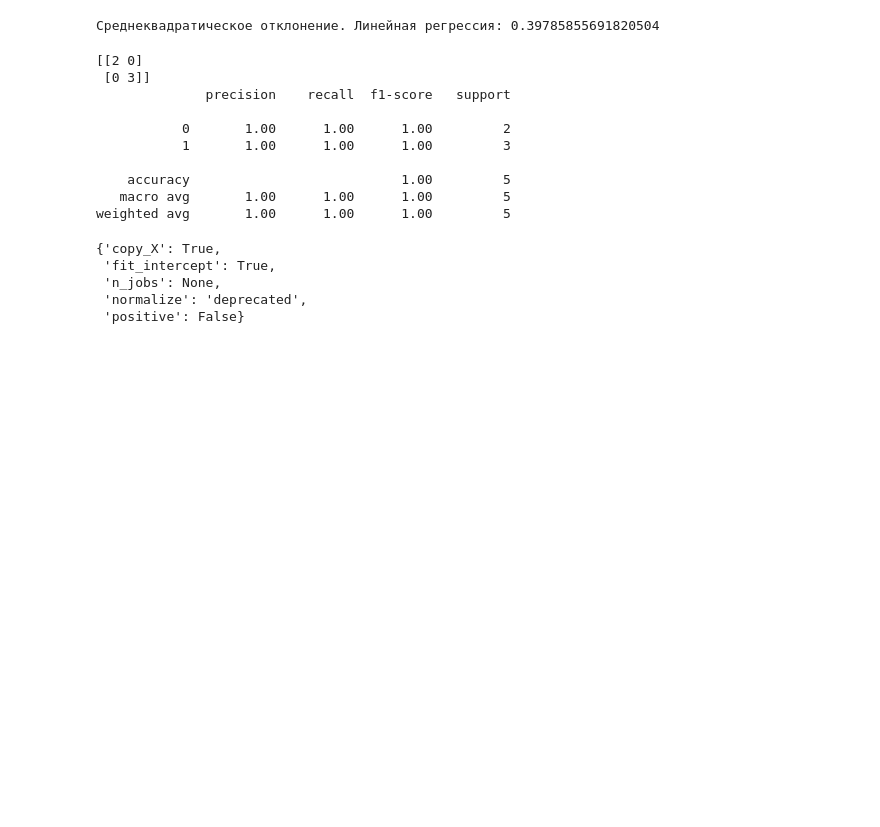
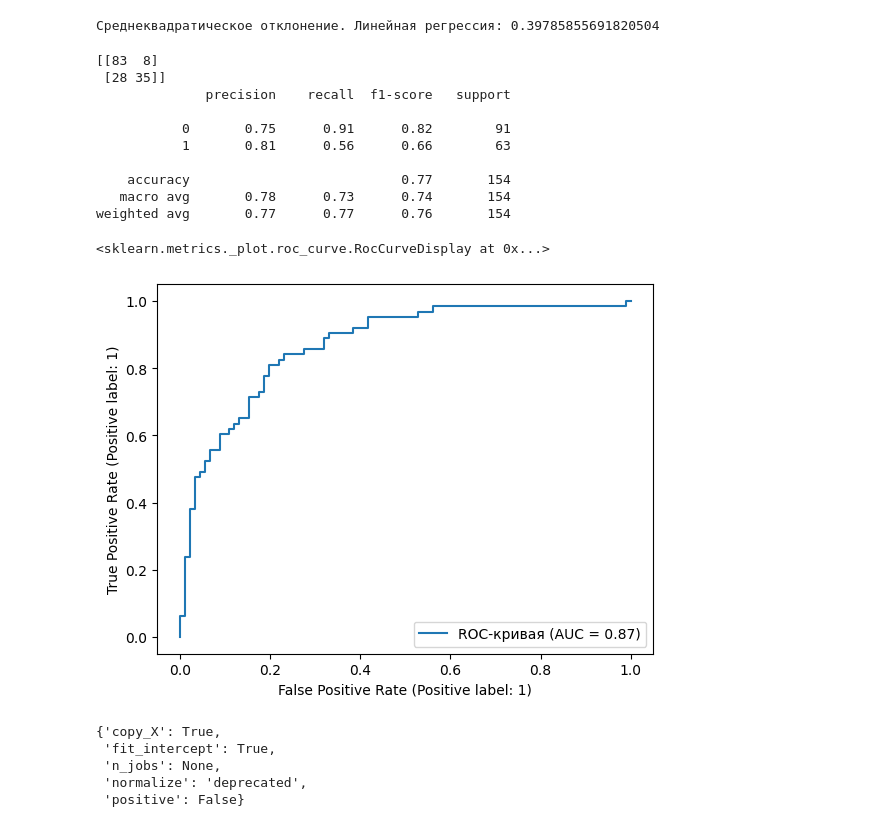
Before and after one commit to BEE063/ML_lab2, a Jupyter notebook: lab-2.ipynb, the cells around one changed output. Cells and saved outputs as stored; diff of their text form; code cells hidden in the pictures; blank space fills up the shorter version.

```diff
--- a/lab-2.ipynb
+++ b/lab-2.ipynb
@@ -48,6 +48,11 @@ data = Dataset.drop('Outcome', axis = 1)
 outcome = Dataset.Outcome
 
 data_prepared = pipeline.fit_transform(data)
+# %%
+# Разделяем данные для обучения и теста
+
+from sklearn.model_selection import train_test_split
+data_train, data_test, outcome_train, outcome_test = train_test_split(data_prepared, outcome, test_size = 0.20)
 # %%
 # Линейная регрессия
 model = LinearRegression().fit(data_prepared,outcome)
@@ -74,6 +78,9 @@ lin_rmse = np.sqrt(linear_mse)
 print("Среднеквадратическое отклонение. Линейная регрессия:",lin_rmse)
 # %% [output]
 Среднеквадратическое отклонение. Линейная регрессия: 0.39785855691820504
+# %%
+model.fit(data_train, outcome_train)
+y_pred = model.predict(data_test)
 # %%
 from sklearn.metrics import classification_report, confusion_matrix
 # Матрица ошибок – это показатель успешности классификации, где классов два или более.
@@ -83,7 +90,7 @@ from sklearn.metrics import classification_report, confusion_matrix
 # TN — истино-отрицательное решение;
 # FP — ложно-положительное решение;
 # FN — ложно-отрицательное решение
-print(confusion_matrix(list(some_output),list(model.predict(data_prepared_some).round())))
+print(confusion_matrix(outcome_test,y_pred.round()))
 
 # Точность системы (precision) в пределах класса – это доля документов действительно принадлежащих данному классу
 # относительно всех документов которые система отнесла к этому классу.
@@ -97,18 +104,31 @@ print(confusion_matrix(list(some_output),list(model.predict(data_prepared_some).
 # Accuracy — это показатель, который описывает общую точность предсказания модели по всем классам.
 # Это особенно полезно, когда каждый класс одинаково важен.
 # Он рассчитывается как отношение количества правильных прогнозов к их общему количеству.
-print(classification_report(list(some_output),list(model.predict(data_prepared_some).round())))
+print(classification_report(outcome_test,y_pred.round()))
 # %% [output]
-[[2 0]
- [0 3]]
+[[83  8]
+ [28 35]]
               precision    recall  f1-score   support
 
-           0       1.00      1.00      1.00         2
-           1       1.00      1.00      1.00         3
+           0       0.75      0.91      0.82        91
+           1       0.81      0.56      0.66        63
 
-    accuracy                           1.00         5
-   macro avg       1.00      1.00      1.00         5
-weighted avg       1.00      1.00      1.00         5
+    accuracy                           0.77       154
+   macro avg       0.78      0.73      0.74       154
+weighted avg       0.77      0.77      0.76       154
+# %%
+from sklearn.metrics import RocCurveDisplay
+# ROC-кривая — график, позволяющий оценить качество бинарной классификации,
+# отображает соотношение между долей объектов от общего количества носителей признака,
+# верно классифицированных как несущие признак   долей объектов от общего количества объектов,
+# не несущих признака, ошибочно классифицированных как несущие признак
+# при варьировании порога решающего правила.
+RocCurveDisplay.from_predictions(outcome_test, y_pred, name="ROC-кривая")
+# Чем больше площадь под кривой (AUC), тем лучше классификация.
+# Если судить по этому признаку, то в данной лабораторной работе лучше всего подходит метод линейной регрессии.
+# %% [output]
+<sklearn.metrics._plot.roc_curve.RocCurveDisplay at 0x...>
+[figure, added]
 # %%
 linearRegressor = LinearRegression()
 linearRegressor.get_params()
```
Also changed, not shown: parts of 12 cells of this notebook.
